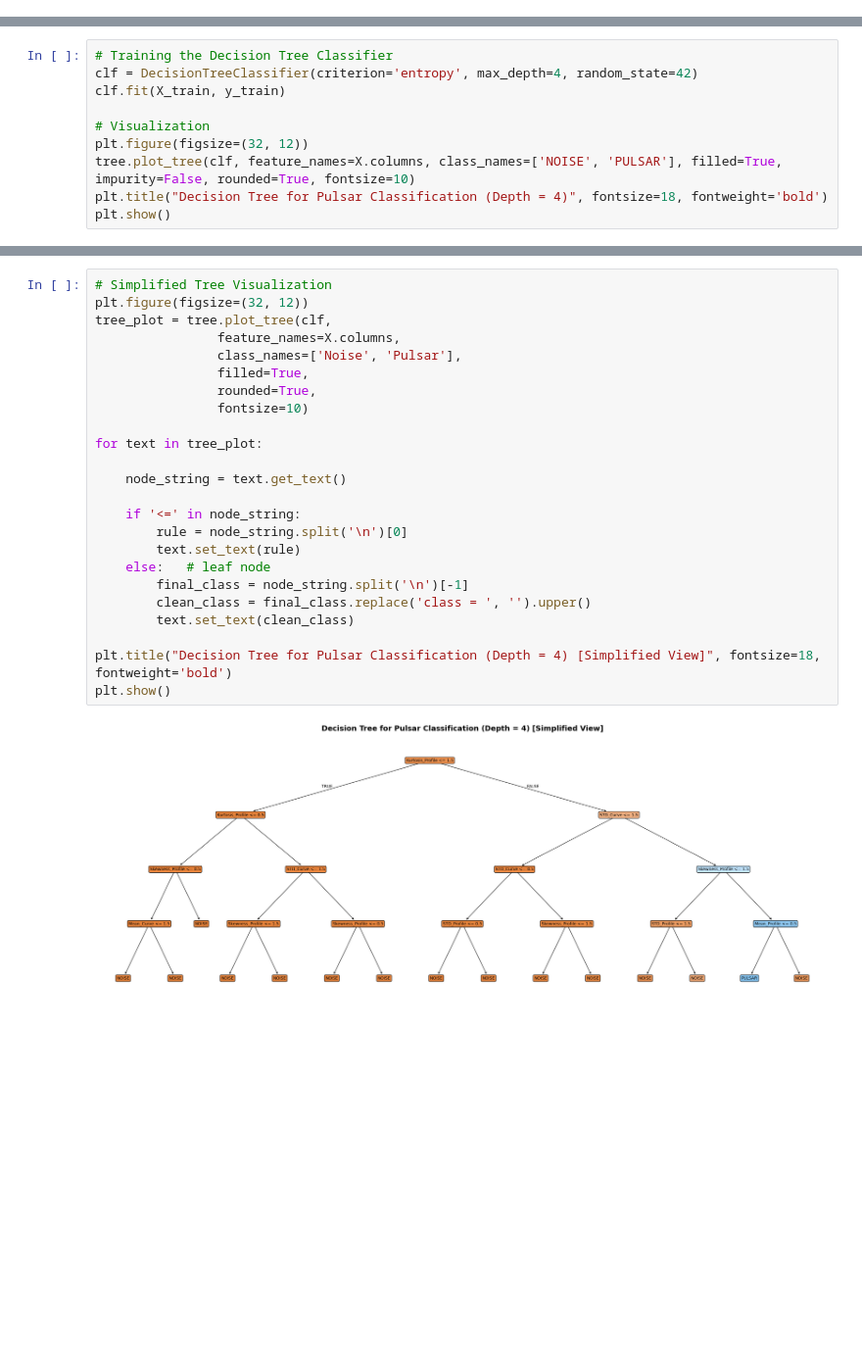
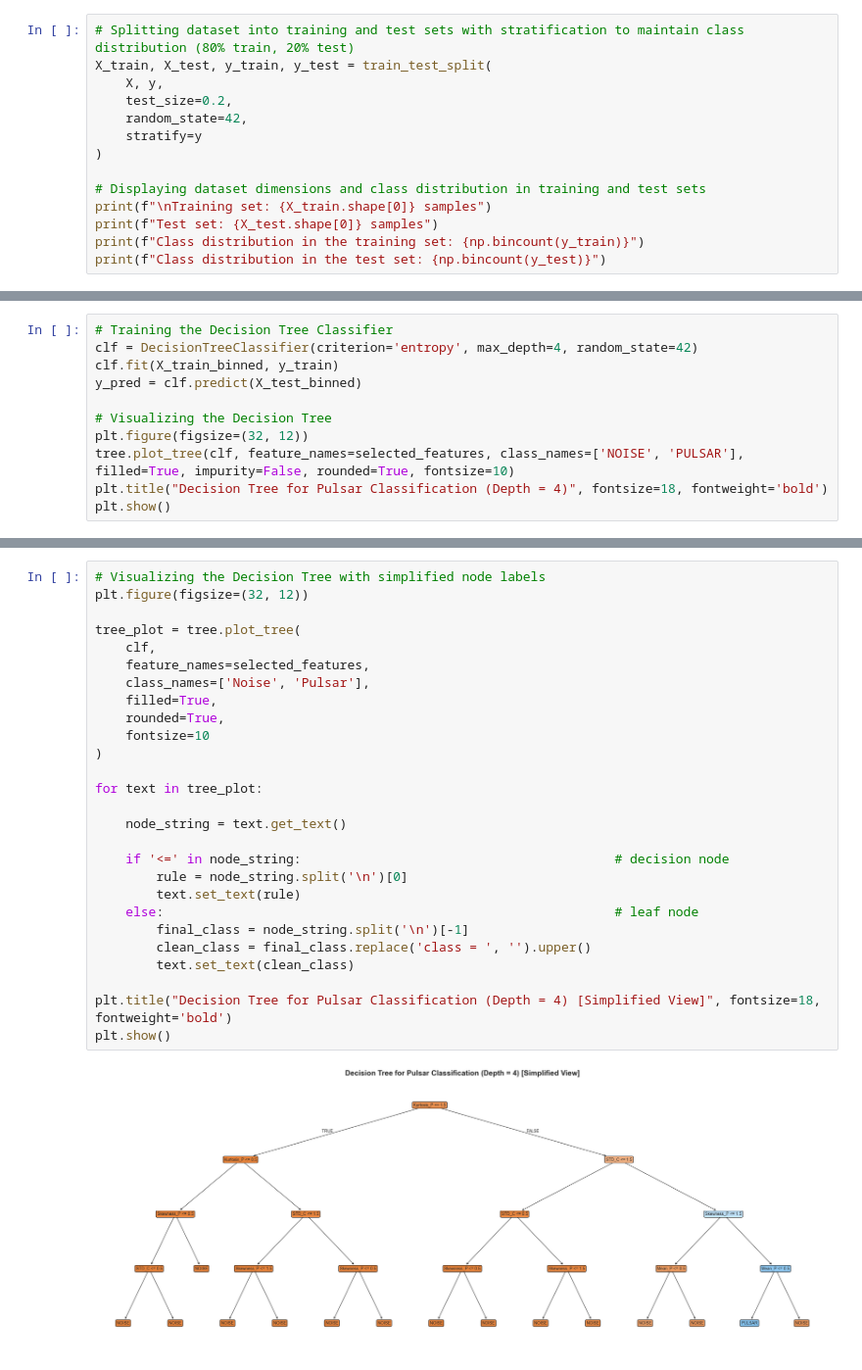
Before and after one commit to johnh-04/pulsar-classification, a Jupyter notebook: main.ipynb, the cells around one changed output, grey strips where cells are left out. Shown at 98% size. Cells and saved outputs as stored; diff of their text form; blank space fills up the shorter version.

```diff
--- a/main.ipynb
+++ b/main.ipynb
@@ -114,0 +302,14 @@ Following the dataset split, **discretization (binning)** was applied to the con
+# %%
+# Splitting dataset into training and test sets with stratification to maintain class distribution (80% train, 20% test)
+X_train, X_test, y_train, y_test = train_test_split(
+    X, y,
+    test_size=0.2,
+    random_state=42,
+    stratify=y
+)
+
+# Displaying dataset dimensions and class distribution in training and test sets
+print(f"\nTraining set: {X_train.shape[0]} samples")
+print(f"Test set: {X_test.shape[0]} samples")
+print(f"Class distribution in the training set: {np.bincount(y_train)}")
+print(f"Class distribution in the test set: {np.bincount(y_test)}")
@@ -115,11 +407,12 @@ Following the dataset split, **discretization (binning)** was applied to the con
 # %%
 # Training the Decision Tree Classifier
 clf = DecisionTreeClassifier(criterion='entropy', max_depth=4, random_state=42)
-clf.fit(X_train, y_train)
+clf.fit(X_train_binned, y_train)
+y_pred = clf.predict(X_test_binned)
 
-# Visualization
+# Visualizing the Decision Tree
 plt.figure(figsize=(32, 12))
-tree.plot_tree(clf, feature_names=X.columns, class_names=['NOISE', 'PULSAR'], filled=True, impurity=False, rounded=True, fontsize=10)
+tree.plot_tree(clf, feature_names=selected_features, class_names=['NOISE', 'PULSAR'], filled=True, impurity=False, rounded=True, fontsize=10)
 plt.title("Decision Tree for Pulsar Classification (Depth = 4)", fontsize=18, fontweight='bold')
 plt.show()
 # %% [output]
@@ -127,27 +422,30 @@ plt.show()
 # %%
-# Simplified Tree Visualization
+# Visualizing the Decision Tree with simplified node labels
 plt.figure(figsize=(32, 12))
-tree_plot = tree.plot_tree(clf,
-                feature_names=X.columns,
-                class_names=['Noise', 'Pulsar'],
-                filled=True,
-                rounded=True,
-                fontsize=10)
+
+tree_plot = tree.plot_tree(
+    clf,
+    feature_names=selected_features,
+    class_names=['Noise', 'Pulsar'],
+    filled=True,
+    rounded=True,
+    fontsize=10
+)
 
 for text in tree_plot:
 
     node_string = text.get_text()
 
-    if '<=' in node_string:
+    if '<=' in node_string:                                         # decision node
         rule = node_string.split('\n')[0]
         text.set_text(rule)
-    else:   # leaf node
+    else:                                                           # leaf node
         final_class = node_string.split('\n')[-1]
         clean_class = final_class.replace('class = ', '').upper()
         text.set_text(clean_class)
 
 plt.title("Decision Tree for Pulsar Classification (Depth = 4) [Simplified View]", fontsize=18, fontweight='bold')
 plt.show()
 # %% [output]
-[figure, old version]
+[figure, new version]
 # %% [markdown]
```
Also changed, not shown: parts of 50 cells of this notebook, 3 other files.
